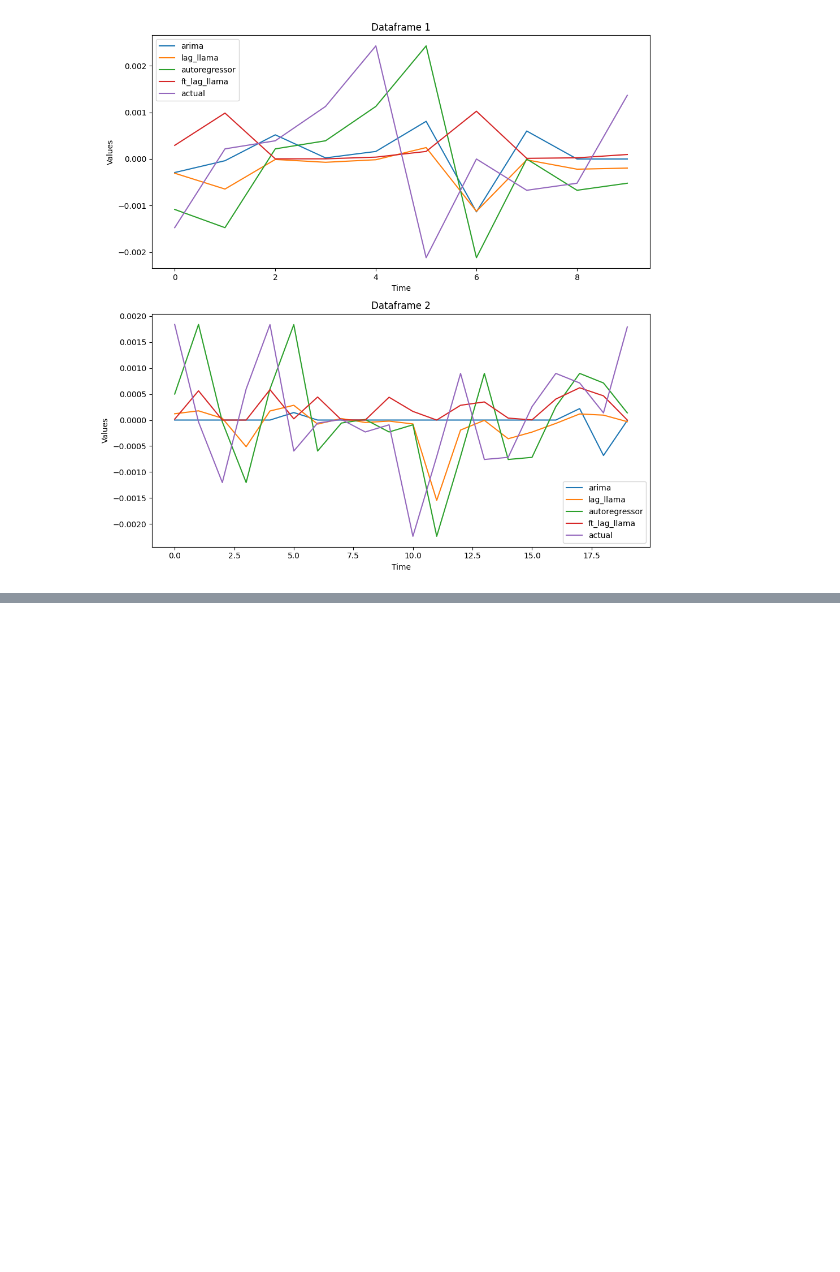
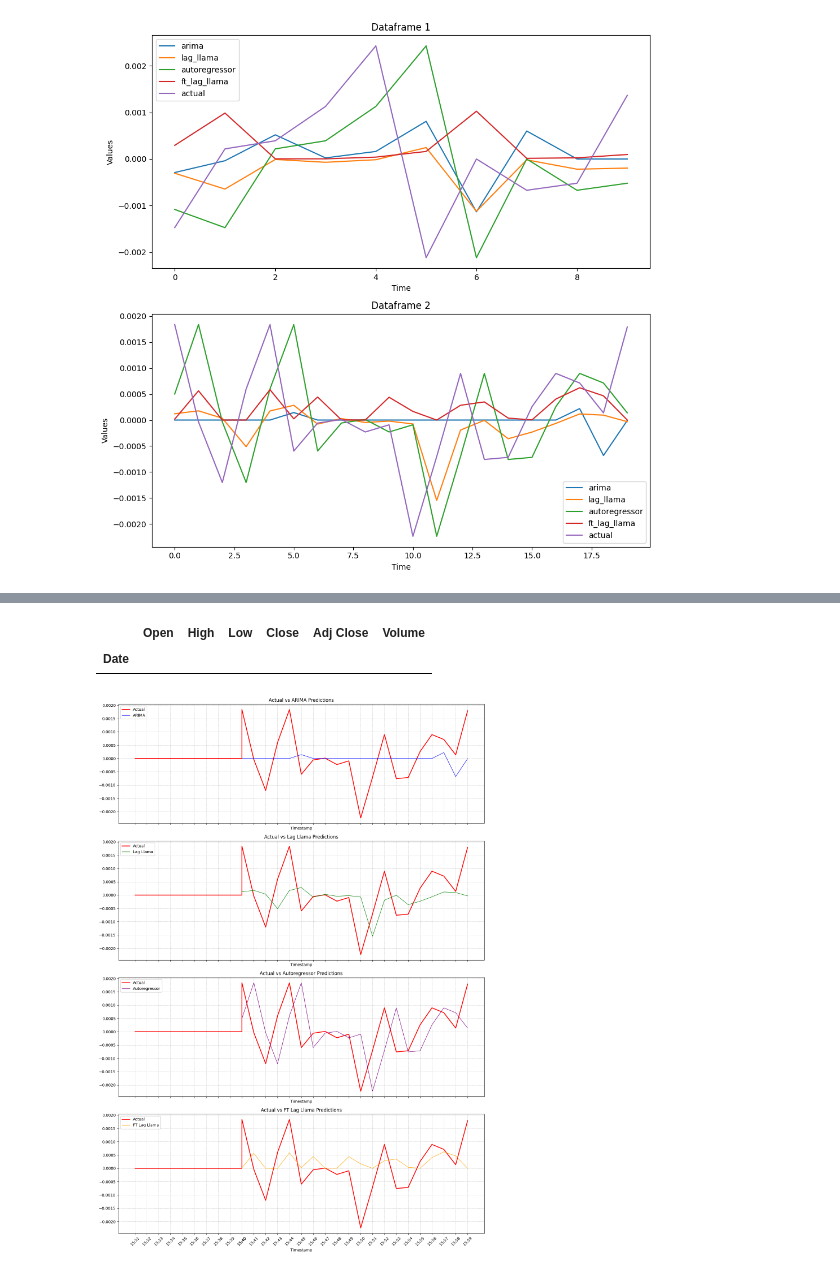
Before and after one commit to filip-topic/Time-Series-Foundation-Models-in-Financial-time-series-prediction, a Jupyter notebook: data_analysis.ipynb, the cells around one changed output, grey strips where cells are left out. Cells and saved outputs as stored; diff of their text form; code cells hidden in the pictures; blank space fills up the shorter version.

Commit message:
work on the presentation and creating the prediction graph

```diff
--- a/data_analysis.ipynb
+++ b/data_analysis.ipynb
@@ -226,3 +224,6 @@ def plot_dataframes(prediction):
 plot_dataframes(prediction)
 # %% [output]
 [figure]
+# %%
+prediction2 = prediction[1]
+prediction2.reset_index(inplace=True)
@@ -228,0 +252,71 @@ plot_dataframes(prediction)
+# %%
+data
+# %% [output]
+|  | Open | High | Low | Close | Adj Close | Volume |
+| Date |  |  |  |  |  |  |
+# %%
+# Convert the 'timestamp' column to datetime
+prediction2['timestamp'] = pd.to_datetime(prediction2['timestamp'])
+
+# Simulate appending 20 data points prior to the first prediction
+additional_data = {
+    "arima": [None] * 10,
+    "lag_llama": [None] * 10,
+    "autoregressor": [None] * 10,
+    "timestamp": pd.date_range(end=prediction2['timestamp'].iloc[0], periods=10, freq='T'),
+    "ft_lag_llama": [None] * 10,
+    "actual": [0] * 10  # Assuming actual values for these points
+}
+
+additional_df = pd.DataFrame(additional_data)
+
+# Concatenate additional data to the original DataFrame
+prediction2 = pd.concat([additional_df, prediction2]).reset_index(drop=True)
+
+# Set the timestamp column as the index
+prediction2.set_index('timestamp', inplace=True)
+
+# Create subplots
+fig, axs = plt.subplots(4, 1, figsize=(14, 20), sharex=True)
+
+# Plot actual values and ARIMA predictions
+axs[0].plot(prediction2.index, prediction2['actual'], color='red', linewidth=2, label='Actual')
+axs[0].plot(prediction2.index, prediction2['arima'], color='blue', linestyle='-', linewidth=1, label='ARIMA')
+axs[0].set_title('Actual vs ARIMA Predictions')
+axs[0].legend()
+axs[0].grid(True, which='both', linestyle='--', linewidth=0.5)
+
+# Plot actual values and Lag Llama predictions
+axs[1].plot(prediction2.index, prediction2['actual'], color='red', linewidth=2, label='Actual')
+axs[1].plot(prediction2.index, prediction2['lag_llama'], color='green', linestyle='-', linewidth=1, label='Lag Llama')
+axs[1].set_title('Actual vs Lag Llama Predictions')
+axs[1].legend()
+axs[1].grid(True, which='both', linestyle='--', linewidth=0.5)
+
+# Plot actual values and Autoregressor predictions
+axs[2].plot(prediction2.index, prediction2['actual'], color='red', linewidth=2, label='Actual')
+axs[2].plot(prediction2.index, prediction2['autoregressor'], color='purple', linestyle='-', linewidth=1, label='Autoregressor')
+axs[2].set_title('Actual vs Autoregressor Predictions')
+axs[2].legend()
+axs[2].grid(True, which='both', linestyle='--', linewidth=0.5)
+
+# Plot actual values and FT Lag Llama predictions
+axs[3].plot(prediction2.index, prediction2['actual'], color='red', linewidth=2, label='Actual')
+axs[3].plot(prediction2.index, prediction2['ft_lag_llama'], color='orange', linestyle='-', linewidth=1, label='FT Lag Llama')
+axs[3].set_title('Actual vs FT Lag Llama Predictions')
+axs[3].legend()
+axs[3].grid(True, which='both', linestyle='--', linewidth=0.5)
+
+# Set the x-axis labels and format
+for ax in axs:
+    ax.set_xlabel('Timestamp')
+    xticks = prediction2.index.to_list()
+    ax.set_xticks(xticks)
+    ax.set_xticklabels([x.strftime('%H:%M') for x in xticks], rotation=45)
+
+plt.tight_layout()
+
+# Display the plot
+plt.show()
+# %% [output]
+[figure, added]
```
Also changed, not shown: parts of 3 cells of this notebook, 1 other file.
